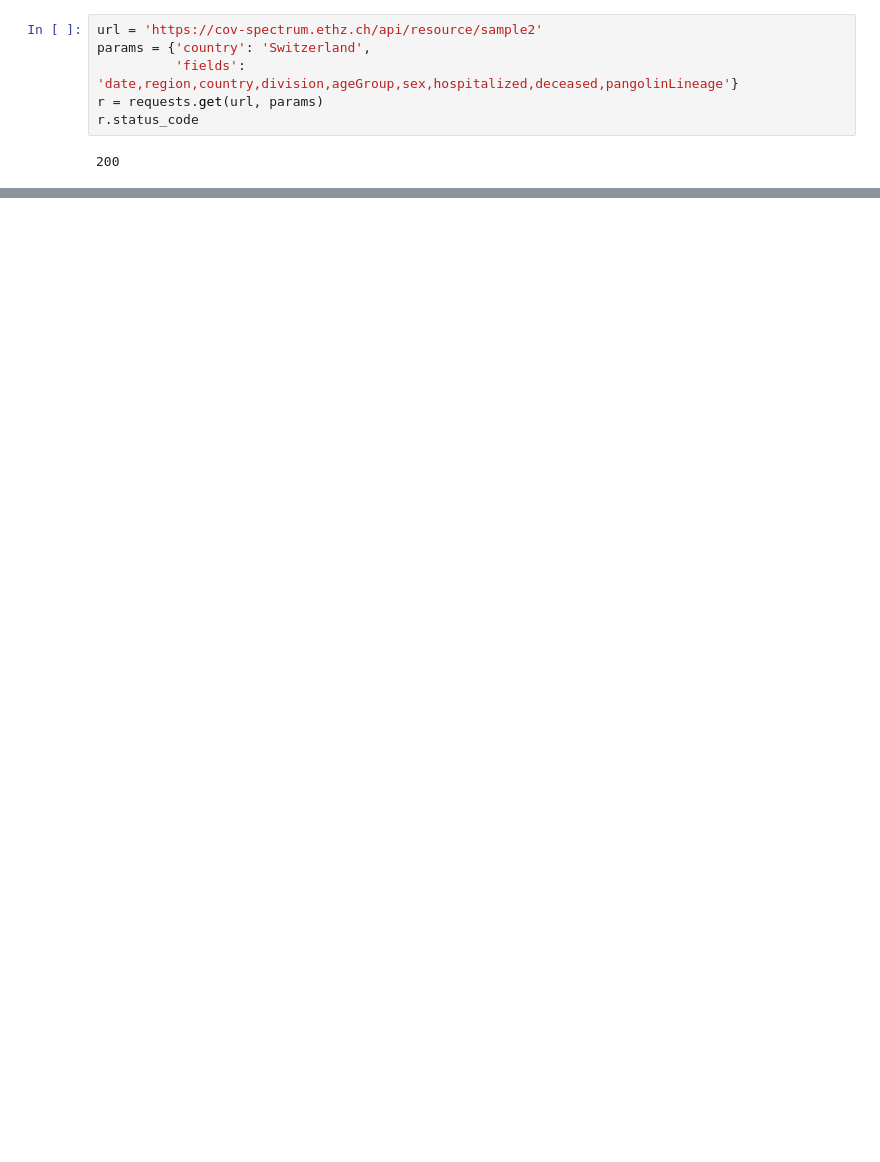
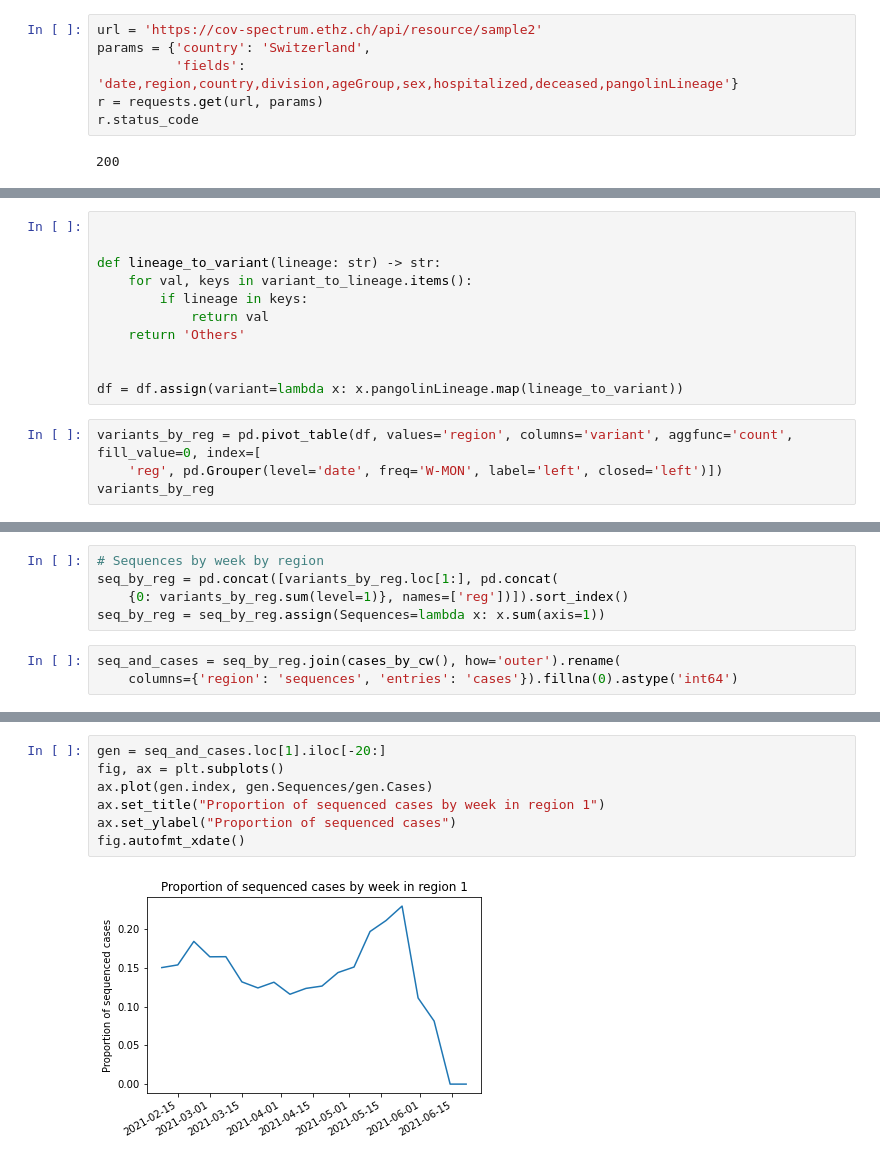
Before and after one commit to CovSeqCH/SequencingStats_and_Variants, a Jupyter notebook: download_sequences.ipynb, the cells around one changed output, grey strips where cells are left out. Cells and saved outputs as stored; diff of their text form; blank space fills up the shorter version.

```diff
--- a/download_sequences.ipynb
+++ b/download_sequences.ipynb
@@ -95,0 +24,15 @@ seq_count_by_week
+# %%
+
+
+def lineage_to_variant(lineage: str) -> str:
+    for val, keys in variant_to_lineage.items():
+        if lineage in keys:
+            return val
+    return 'Others'
+
+
+df = df.assign(variant=lambda x: x.pangolinLineage.map(lineage_to_variant))
+# %%
+variants_by_reg = pd.pivot_table(df, values='region', columns='variant', aggfunc='count', fill_value=0, index=[
+    'reg', pd.Grouper(level='date', freq='W-MON', label='left', closed='left')])
+variants_by_reg
@@ -95,0 +54,8 @@ seq_count_by_week
+# %%
+# Sequences by week by region
+seq_by_reg = pd.concat([variants_by_reg.loc[1:], pd.concat(
+    {0: variants_by_reg.sum(level=1)}, names=['reg'])]).sort_index()
+seq_by_reg = seq_by_reg.assign(Sequences=lambda x: x.sum(axis=1))
+# %%
+seq_and_cases = seq_by_reg.join(cases_by_cw(), how='outer').rename(
+    columns={'region': 'sequences', 'entries': 'cases'}).fillna(0).astype('int64')
@@ -95,0 +78,9 @@ seq_count_by_week
+# %%
+gen = seq_and_cases.loc[1].iloc[-20:]
+fig, ax = plt.subplots()
+ax.plot(gen.index, gen.Sequences/gen.Cases)
+ax.set_title("Proportion of sequenced cases by week in region 1")
+ax.set_ylabel("Proportion of sequenced cases")
+fig.autofmt_xdate()
+# %% [output]
+[figure, added]
```
Also changed, not shown: parts of 10 cells of this notebook, 6 other files.
